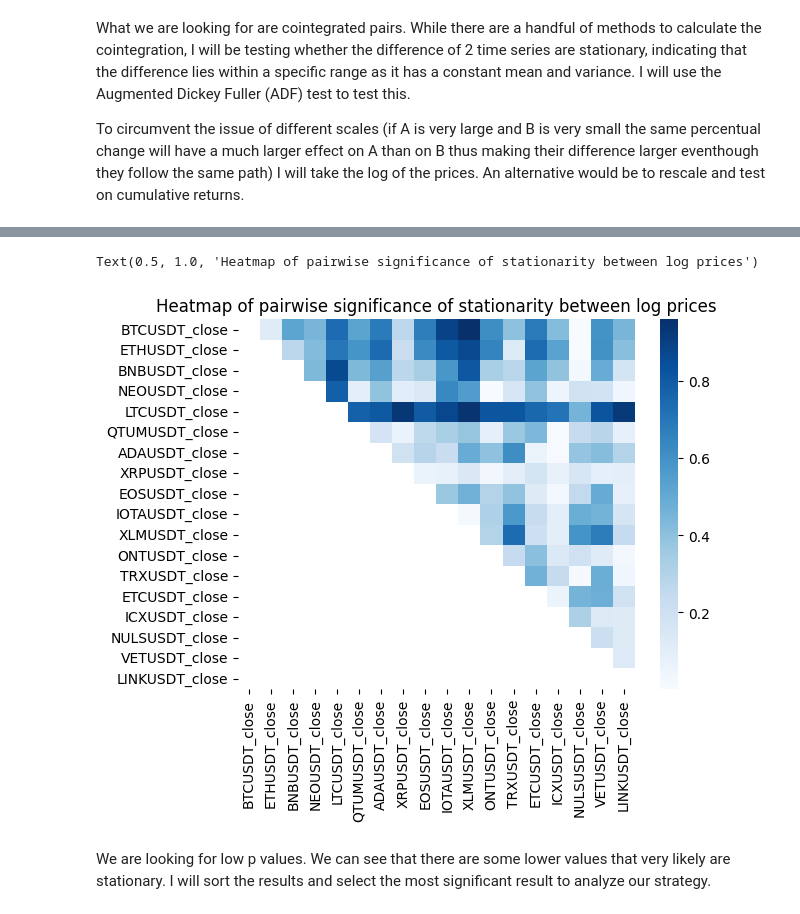
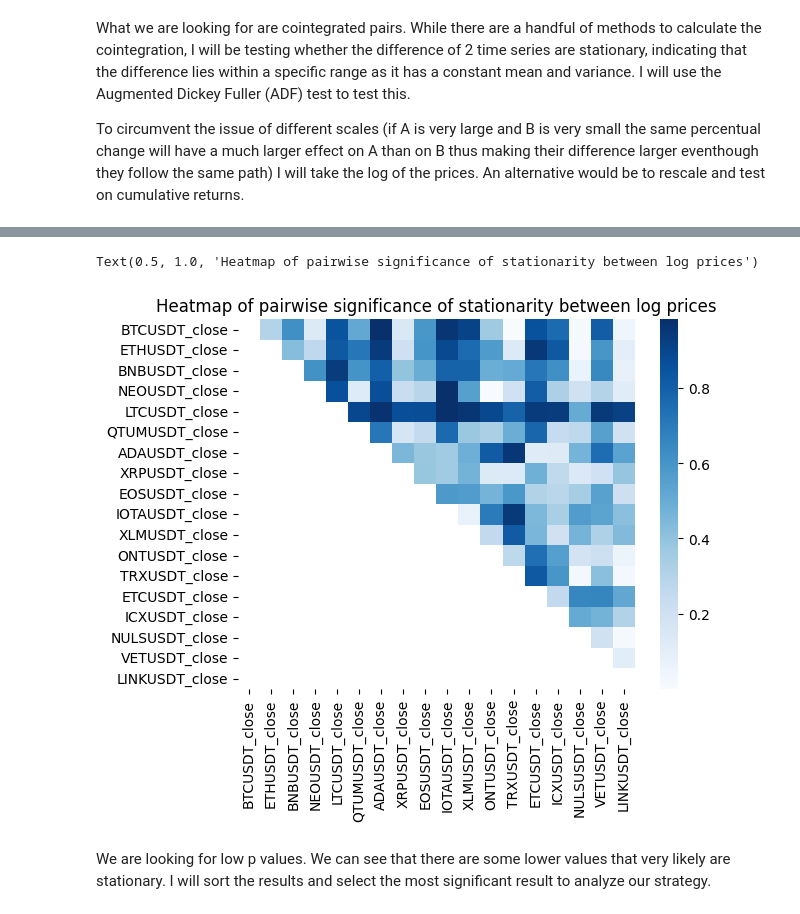
Before and after one commit to danielalavi/crypto_pairs_trading, a Jupyter notebook: Codes/pairs_trading_crypto.ipynb, the cells around one changed output, grey strips where cells are left out. Drawn from its saved outputs; the diff is of its cells as text; code cells hidden in the pictures.

```diff
--- a/Codes/pairs_trading_crypto.ipynb
+++ b/Codes/pairs_trading_crypto.ipynb
@@ -171,21 +171,27 @@ def testADF(df):
             sig_mat[i, j] = adfuller(diff)[1]
 
     return sig_mat
+# %%
+# split into train and test
+n = len(df_log)
+
+df_train = df_log.iloc[:round(n * 0.7)]
+df_test = df_log.iloc[round(n * 0.7):]
 # %%
-sig_mat = testADF(df_log)
+sig_mat = testADF(df_train)
 # %%
 # plot the matrix
 
 ax = sns.heatmap(sig_mat,
-            xticklabels = df_log.columns,
-            yticklabels = df_log.columns,
+            xticklabels = df_train.columns,
+            yticklabels = df_train.columns,
             mask = np.tril(np.ones_like(sig_mat)),
             cmap = 'Blues')
 
 ax.set_title('Heatmap of pairwise significance of stationarity between log prices')
 # %% [output]
 Text(0.5, 1.0, 'Heatmap of pairwise significance of stationarity between log prices')
-[figure, old version]
+[figure, new version]
 # %% [markdown]
 We are looking for low p values. We can see that there are some lower values that very likely are stationary. I will sort the results and select the most significant result to analyze our strategy.
 # %%
```
Also changed, not shown: parts of 16 cells of this notebook.
